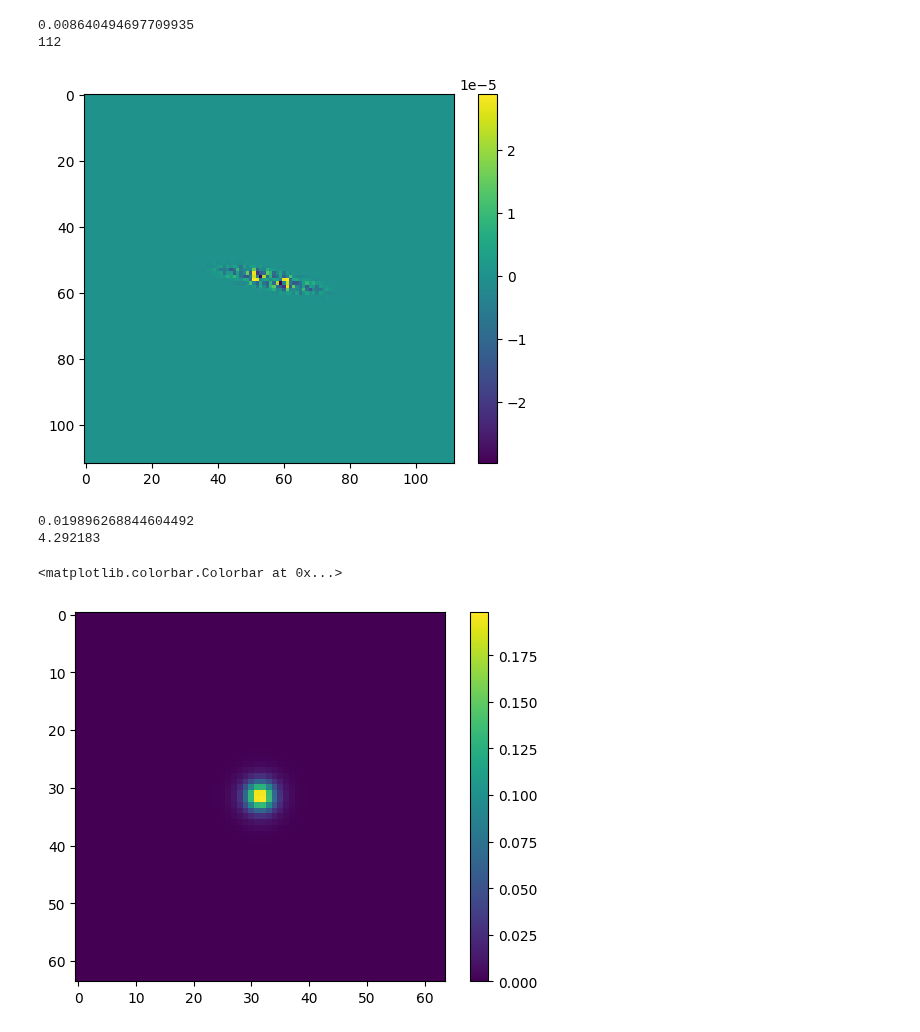
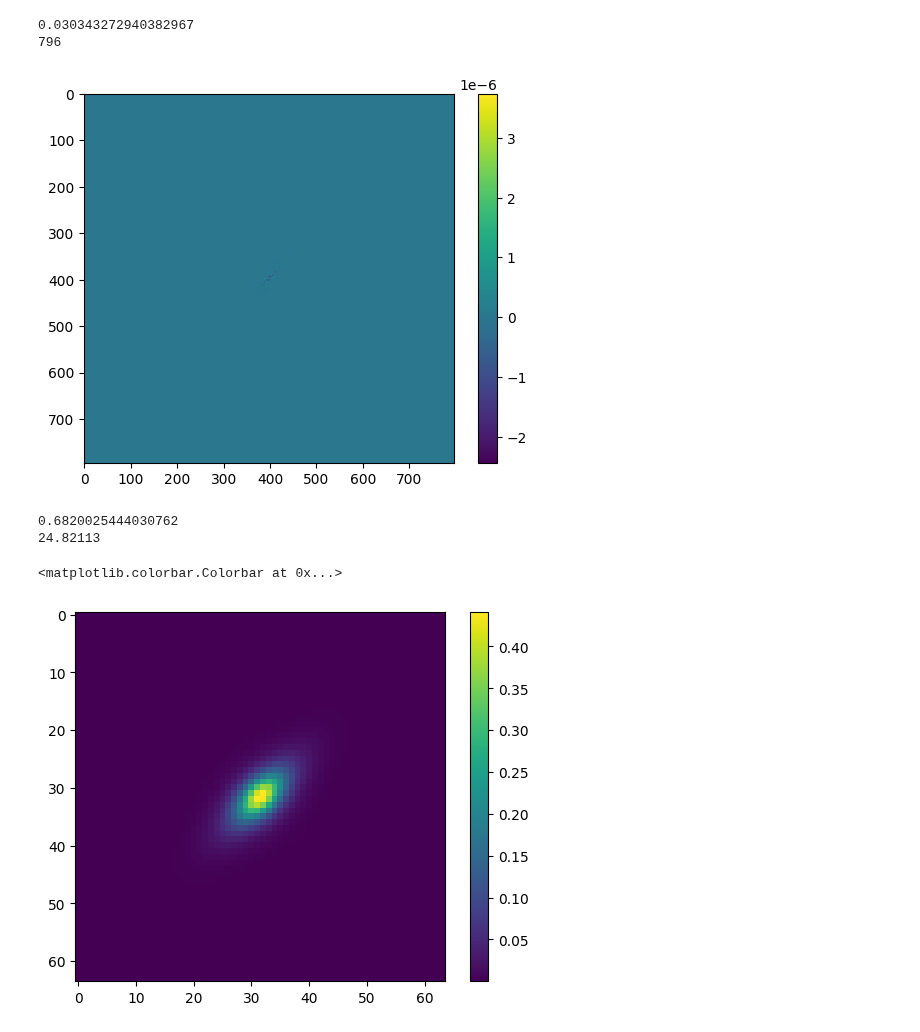
Before and after one commit to CMacM/BATSim, a Jupyter notebook: notebooks/dev/psf_conv_dev.ipynb, the cells around one changed output. Cells and saved outputs as stored; diff of their text form; code cells hidden in the pictures.

```diff
--- a/notebooks/dev/psf_conv_dev.ipynb
+++ b/notebooks/dev/psf_conv_dev.ipynb
@@ -18,44 +18,44 @@ flux = 40
 
 gsparams = galsim.GSParams(maximum_fft_size=100000, folding_threshold=1e-8)
 
-gal = galsim.Sersic(n=0.5, half_light_radius=hlr, flux=flux, gsparams=gsparams)
+#gal = galsim.Sersic(n=0.5, half_light_radius=hlr, flux=flux, gsparams=gsparams)
 
 cosmos = galsim.COSMOSCatalog()
-rng = galsim.BaseDeviate(54)
+rng = galsim.BaseDeviate(50)
 gal = cosmos.makeGalaxy(gal_type='parametric', noise_pad_size=0, rng=rng, n_random=1, gsparams=gsparams)
 
 scale = gal.nyquist_scale
 nn = gal.getGoodImageSize(scale)
 print(scale)
 print(nn)
 # if nn > 1024:
 #     nn = 1024
 
 im_stamp = batstamp.Stamp(nn=nn, scale=scale, centering='fpfs')
 
-# IA = batforms.IaTransform(A=0.2, beta=0., phi=np.radians(0), hlr=hlr, scale=scale, center=[-0.5*scale, -0.5*scale])
+# IA = batforms.IaTransform(A=0.2, beta=0., phi=np.radians(0), hlr=hlr, scale=scale, center=[-0.5*scale, -0.5*scale])t
 # gamma1, gamma2 = IA.get_g1g2(0,0)
 
-gamma1 = 0.2
+gamma1 = 0.02
 gamma2 = 0.
 kappa = 0.
 
 mu = 1/((1-kappa)**2 - gamma1**2 - gamma2**2)
 gals = gal.lens(g1=gamma1, g2=gamma2, mu=mu)
 gal_im = gals.shift(0.5*scale, 0.5*scale).drawImage(nx=nn, ny=nn, scale=scale, method='sb')
 
 Lens = batforms.LensTransform(gamma1=gamma1, gamma2=gamma2, kappa=kappa, center=None)
 im_stamp.transform_grids(Lens)
 bats = im_stamp.sample_galaxy(gal)
 
 plt.imshow(bats-gal_im.array)
 plt.colorbar()
 
 no_psf_residual = bats - gal_im.array
 # %% [output]
-0.008640494697709935
-112
+0.030343272940382967
+796
-[figure, old version]
+[figure, new version]
 # %%
 from scipy.signal import convolve2d
 
@@ -95,10 +95,10 @@ print(np.sum(conv_im))
 plt.imshow(conv_im)
 plt.colorbar()
 # %% [output]
-0.019896268844604492
-4.292183
+0.6820025444030762
+24.82113
 <matplotlib.colorbar.Colorbar at 0x...>
-[figure, old version]
+[figure, new version]
 # %%
 print(np.sum(gal_im.array))
 
```
Also changed, not shown: parts of 6 cells of this notebook, 18 other files.
